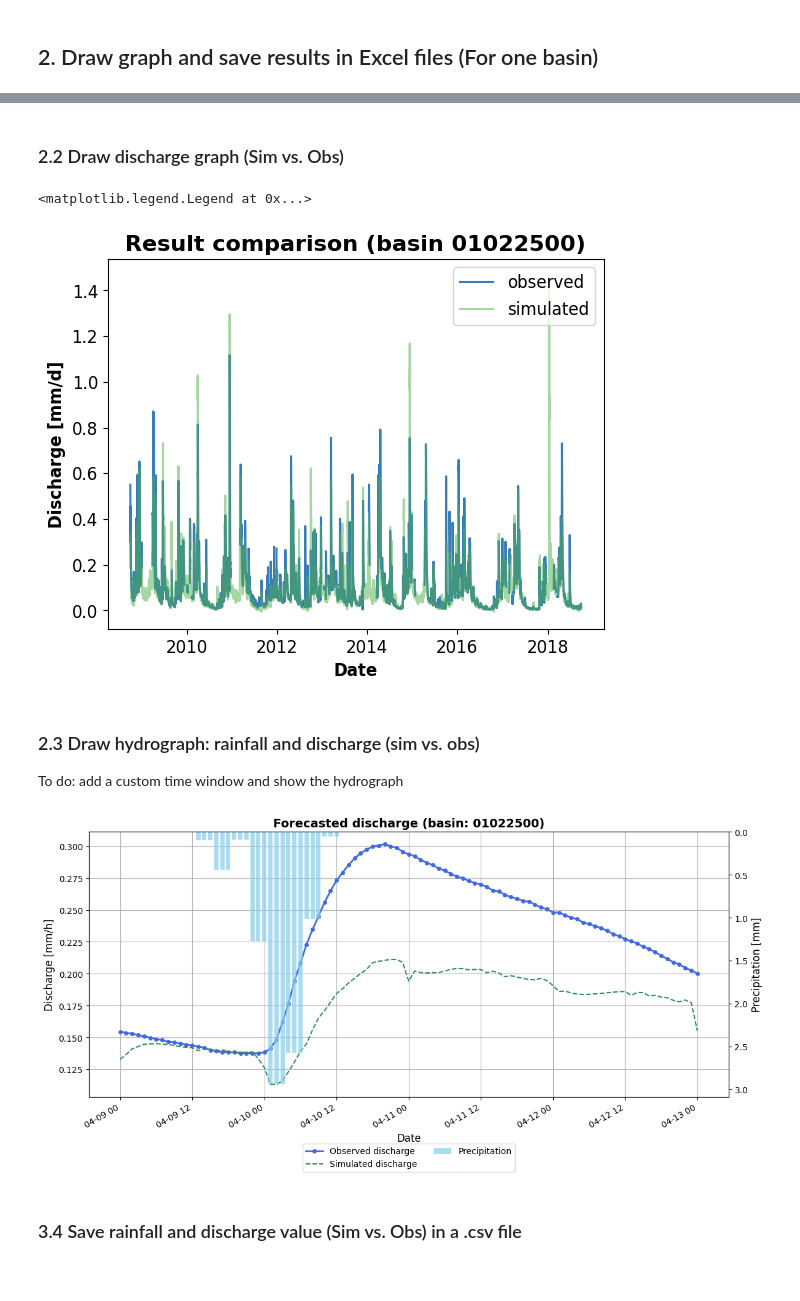
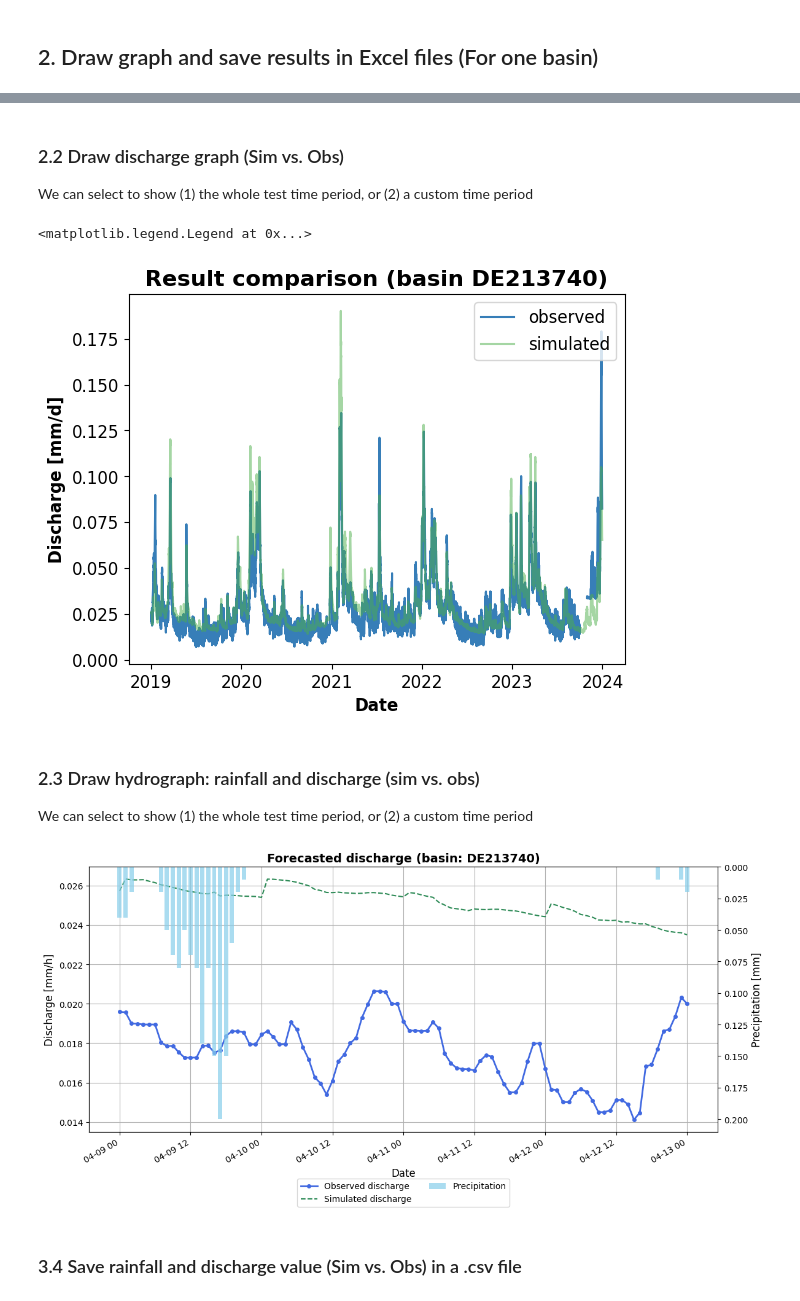
Before and after one commit to TianlongJia/Hy2DL, a Jupyter notebook: Analysis_Rainfall_and_Q.ipynb, the cells around one changed output, grey strips where cells are left out. Cells and saved outputs as stored; diff of their text form; code cells hidden in the pictures.

```diff
--- a/Analysis_Rainfall_and_Q.ipynb
+++ b/Analysis_Rainfall_and_Q.ipynb
@@ -21,10 +21,10 @@ from hy2dl.aux_functions.utils import create_folder
 # from hy2dl.modelzoo.mflstm import MFLSTM as modelclass
 # %%
 # Load the test_results from a pickle file
-file_path = r"/hkfs/home/haicore/iwu/qa8171/Project/Hy2DL/results/US_exp1/1_days_seed_110/test_results_best_epoch/test_results.pickle"
+file_path = r"D:\Research\Projects\Hy2DL\results\Edu_14_day_seed_110\test_results\test_results.pickle"
 
 # Path to save the excel file with rainfall and discharge values
-test_result_save_path = r"/hkfs/home/haicore/iwu/qa8171/Project/Hy2DL/results/US_exp1/1_days_seed_110/test_results_best_epoch/"
+test_result_save_path = r"D:\Research\Projects\Hy2DL\results\Edu_14_day_seed_110\test_results"
 
 create_folder(folder_path=test_result_save_path)
 
@@ -54,8 +54,8 @@ Mean NSE across all basins: 0.565
 ## 2. Draw graph and save results in Excel files (For one basin)
 # %%
 # Select one basin for analysis
-basin_to_analyze = "01022500" # US
-# basin_to_analyze = "DE213740"  # the biggest basin
+# basin_to_analyze = "01022500" # US\
+basin_to_analyze = "DE213740"  # the biggest basin
 # basin_to_analyze = "DE211270" # the smallest basin
 
 # Load the test results
@@ -77,13 +79,13 @@ The first rows of the basin 01022500:
 # %%
-# # CAMERS_US dataset
-csv_file_path = f"/hkfs/home/haicore/iwu/qa8171/Project/Hy2DL/data/CAMELS_US/hourly/nldas_hourly/{basin_to_analyze}_hourly_nldas.csv"
-time_label = ["date"]
-target_variables = ["total_precipitation"]
+# # # CAMERS_US dataset
+# csv_file_path = f"/hkfs/home/haicore/iwu/qa8171/Project/Hy2DL/data/CAMELS_US/hourly/nldas_hourly/{basin_to_analyze}_hourly_nldas.csv"
+# time_label = ["date"]
+# target_variables = ["total_precipitation"]
 
-# # CAMERS_DE dataset
-# csv_file_path = f"/hkfs/home/haicore/iwu/qa8171/Project/Hy2DL/data/CAMELS_DE/hourly/CAMELS_DE_1h_hydromet_timeseries_{basin_to_analyze}.csv"
-# time_label = ["time"]
-# target_variables = ["precipitation_sum_mean"]
+# CAMERS_DE dataset
+csv_file_path = f"D:\Research\Projects\Hy2DL\data\CAMELS_DE\hourly\CAMELS_DE_1h_hydromet_timeseries_{basin_to_analyze}.csv"
+time_label = ["time"]
+target_variables = ["precipitation_sum_mean"]
 
 df = pd.read_csv(csv_file_path, parse_dates=time_label)
 
@@ -117,5 +119,7 @@ print(rainfall_df)
 # %% [markdown]
 ### 2.2 Draw discharge graph (Sim vs. Obs)
+
+We can select to show (1) the whole test time period, or (2) a custom time period
 # %%
 # colorblind friendly palette
 color_palette = {"observed": "#377eb8", "simulated": "#4daf4a"}
@@ -139,11 +143,11 @@ plt.legend(loc="upper right", fontsize=12)
 # plt.savefig(os.path.join(test_result_save_path, f"Result comparison (basin {basin_to_analyze}).png"), bbox_inches="tight", pad_inches=0)
 # %% [output]
 <matplotlib.legend.Legend at 0x...>
-[figure, old version]
+[figure, new version]
 # %% [markdown]
 ### 2.3 Draw hydrograph: rainfall and discharge (sim vs. obs)
 
-To do: add a custom time window and show the hydrograph
+We can select to show (1) the whole test time period, or (2) a custom time period
 # %%
 # (1) Output whole time window of test dataset period
 # start_date = test_results[basin_to_analyze]["y_obs"].index[0]
@@ -152,8 +156,8 @@ To do: add a custom time window and show the hydrograph
 # end_date = pd.to_datetime(end_time)
 
 # (2) Output custom time window
-start_date = "2010-04-09 00:00:00"
-end_date = "2010-04-13 00:00:00"
+start_date = "2019-04-09 00:00:00"
+end_date = "2019-04-13 00:00:00"
 
 rainfall_df_plot = rainfall_df[(rainfall_df[time_label[0]] >= start_date) & (rainfall_df[time_label[0]] <= end_date)]
 
@@ -163,34 +167,34 @@ fig, ax1 = plt.subplots(figsize=(12, 6))
 # 设置主坐标轴（径流）
 ax1.plot(rainfall_df_plot[time_label[0]], test_results[basin_to_analyze]["y_obs"][start_date:end_date], label='Observed discharge', color='royalblue', linewidth=2, marker='o', markersize=4)
 ax1.plot(rainfall_df_plot[time_label[0]], test_results[basin_to_analyze]["y_sim"][start_date:end_date], label='Simulated discharge', color='seagreen', linestyle='--')
 ax1.set_ylabel("Discharge [mm/h]", fontsize=12)
 ax1.set_xlabel("Date", fontsize=12)
 ax1.tick_params(axis='y')
 ax1.legend(loc='lower left')
 ax1.grid(True)
 
 # 创建次坐标轴（降雨）
 ax2 = ax1.twinx()
 ax2.bar(rainfall_df_plot[time_label[0]], rainfall_df_plot[target_variables[0]], width=0.03, label='Precipitation', color='skyblue', alpha=0.7)
 ax2.set_ylabel("Precipitation [mm]", fontsize=12)
 ax2.tick_params(axis='y')
 ax2.invert_yaxis()  # 降雨显示在图的上方
 
 # 设置标题
 plt.title(f"Forecasted discharge (basin: {basin_to_analyze})", fontsize=14, weight='bold')
 
 # 合并图例
 lines_1, labels_1 = ax1.get_legend_handles_labels()
 lines_2, labels_2 = ax2.get_legend_handles_labels()
 ax1.legend(lines_1 + lines_2, labels_1 + labels_2, loc='lower center', bbox_to_anchor=(0.5, -0.3), ncol=2)
 
 # 自动格式化日期
 fig.autofmt_xdate()
 
 plt.tight_layout()
 plt.show()
 # %% [output]
-[figure, old version]
+[figure, new version]
 # %% [markdown]
 ### 3.4 Save rainfall and discharge value (Sim vs. Obs) in a .csv file
 # %%
```
Also changed, not shown: parts of 6 cells of this notebook.
